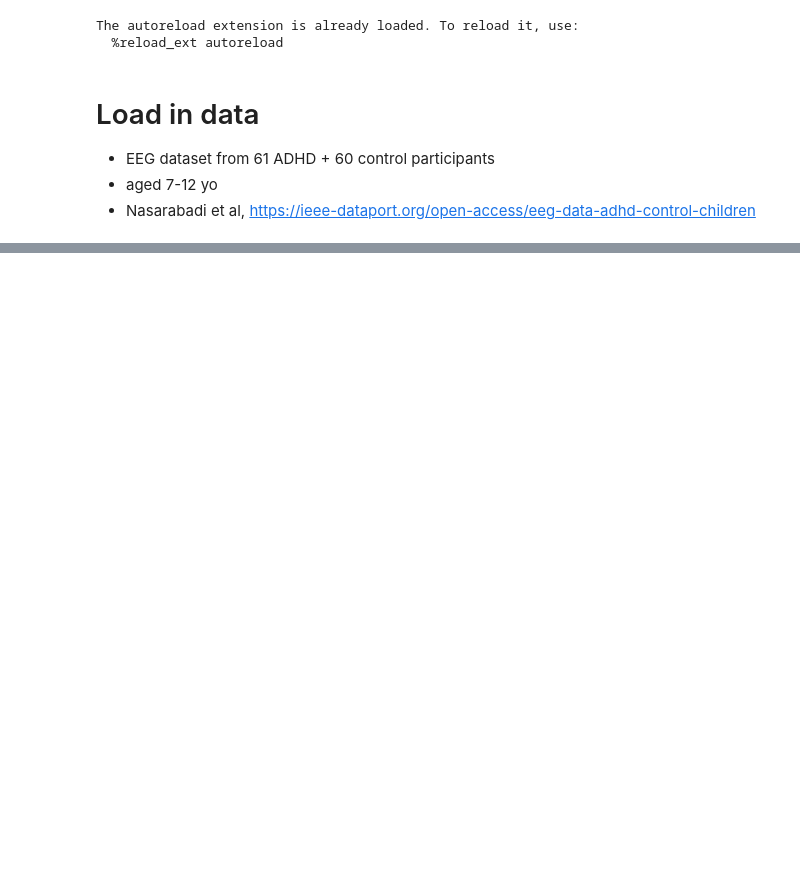
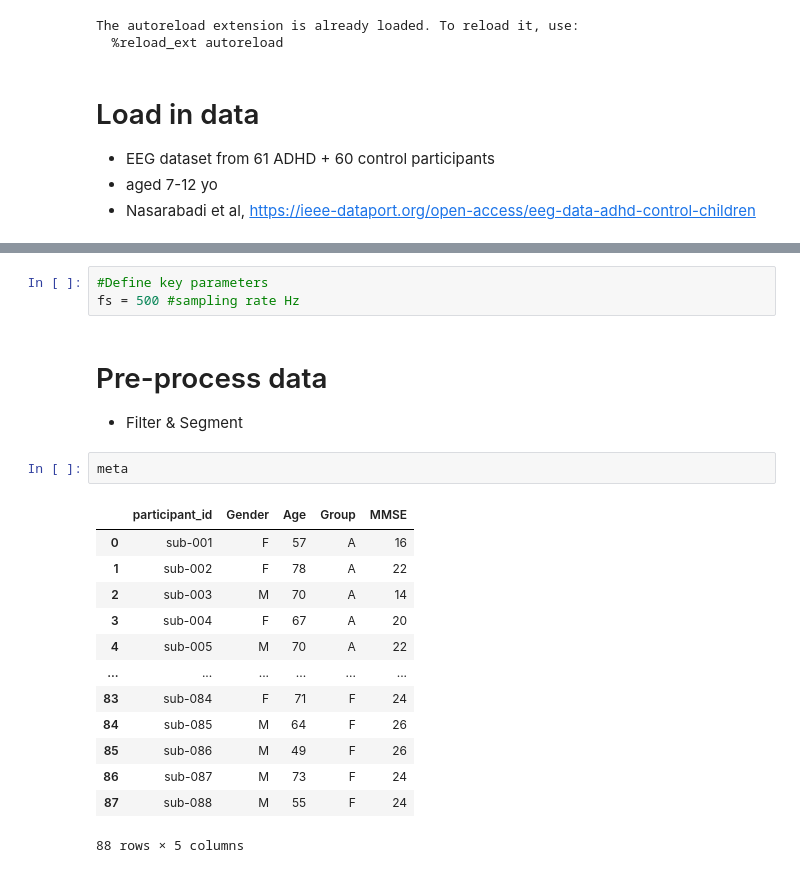
Before and after one commit to dmnburrows/deep_audioEEG, a Jupyter notebook: data_process.ipynb, the cells around one changed output, grey strips where cells are left out. Saved outputs shown, nothing was run; the diff lists cells and outputs as text; blank space fills up the shorter version.

```diff
--- a/data_process.ipynb
+++ b/data_process.ipynb
@@ -156,0 +44,22 @@ for curr in adhd_l:
+# %%
+#Define key parameters
+fs = 500 #sampling rate Hz
+# %% [markdown]
+# Pre-process data
+* Filter & Segment
+# %%
+meta
+# %% [output]
+|  | participant_id | Gender | Age | Group | MMSE |
+| 0 | sub-001 | F | 57 | A | 16 |
+| 1 | sub-002 | F | 78 | A | 22 |
+| 2 | sub-003 | M | 70 | A | 14 |
+| 3 | sub-004 | F | 67 | A | 20 |
+| 4 | sub-005 | M | 70 | A | 22 |
+| ... | ... | ... | ... | ... | ... |
+| 83 | sub-084 | F | 71 | F | 24 |
+| 84 | sub-085 | M | 64 | F | 26 |
+| 85 | sub-086 | M | 49 | F | 26 |
+| 86 | sub-087 | M | 73 | F | 24 |
+| 87 | sub-088 | M | 55 | F | 24 |
+88 rows × 5 columns
```
Also changed, not shown: parts of 13 cells of this notebook, 1 other file.
